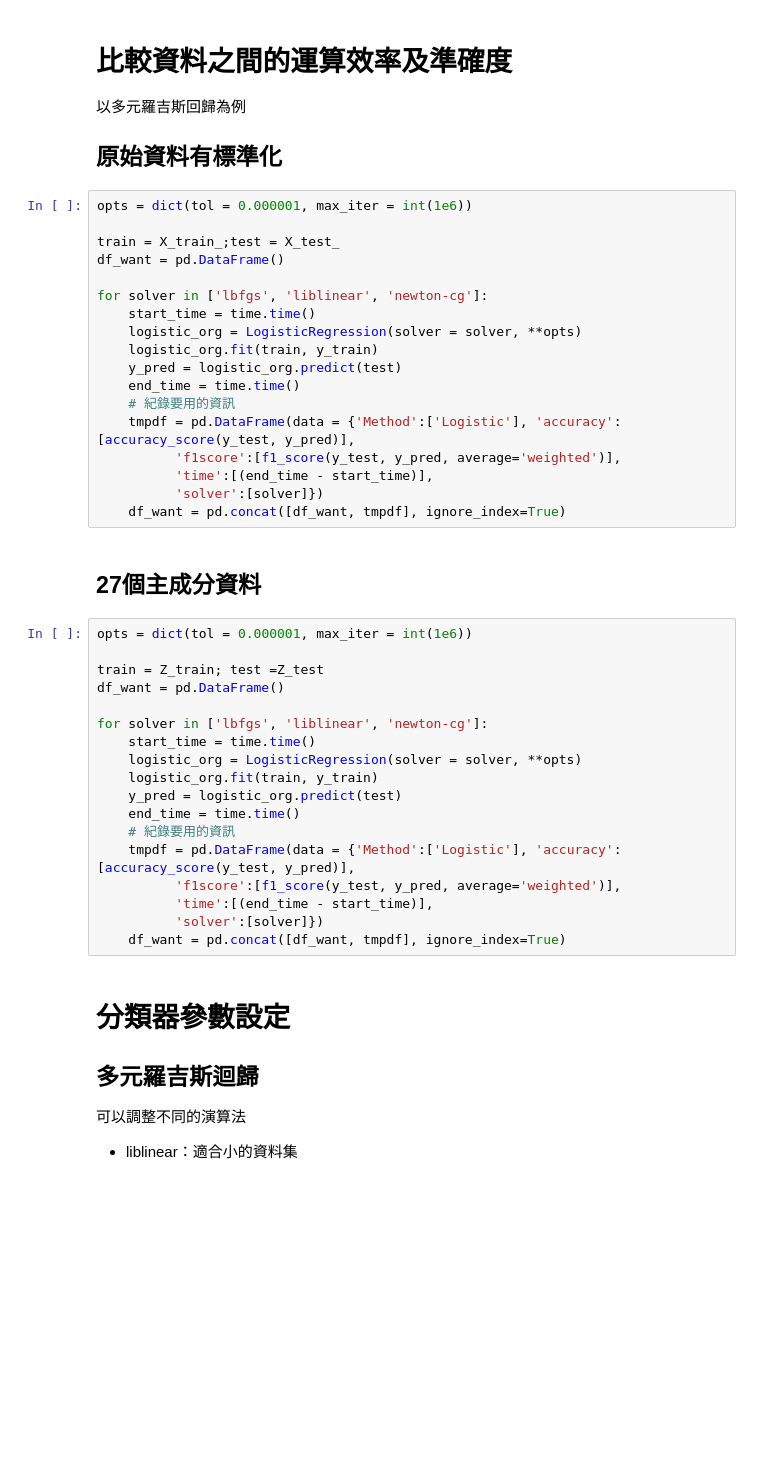
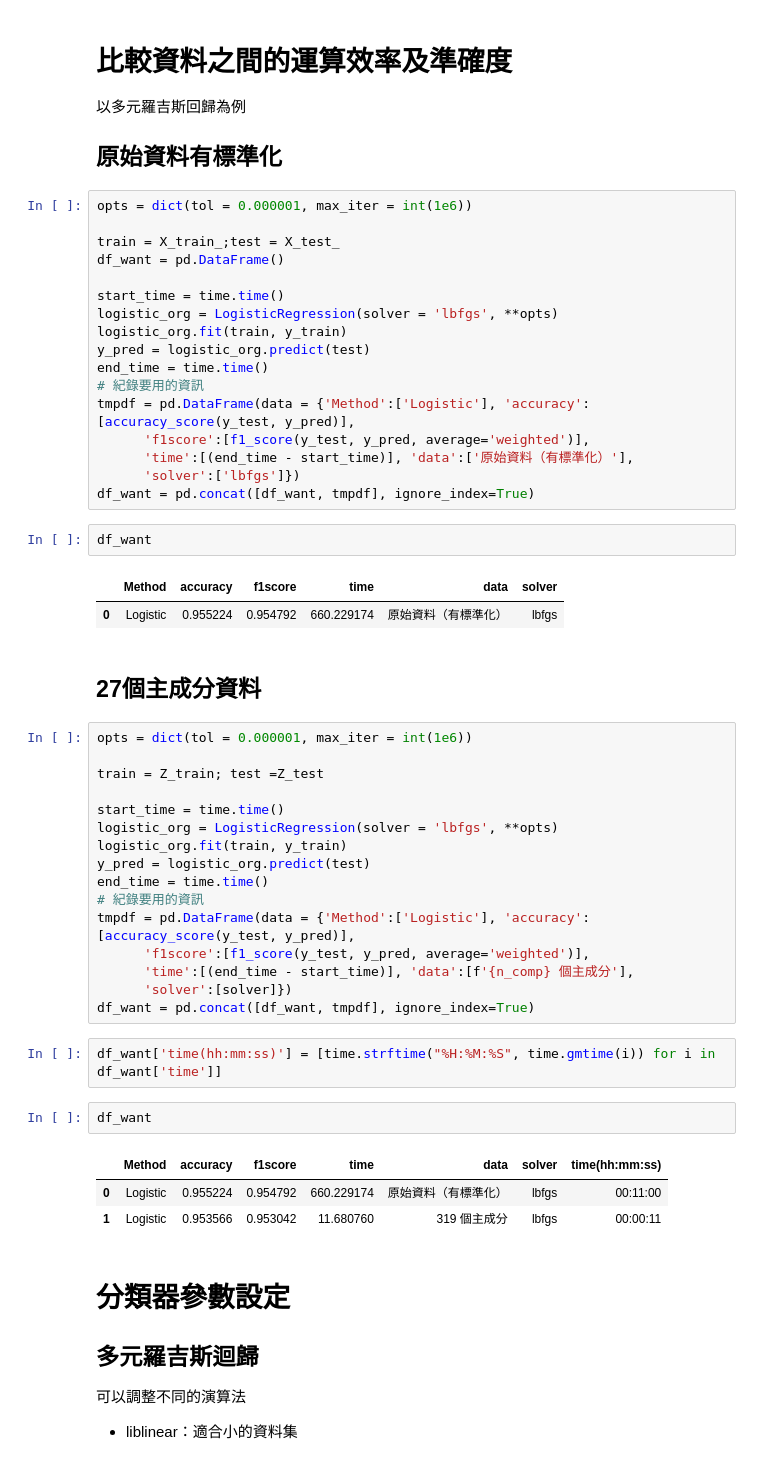
Before and after one commit to amy10202808/1112ShallowMachineLearning, a Jupyter notebook: hw3Classification/hw3_711133117_陳怡升_YaleFace.ipynb, the cells around one changed output. Cells and saved outputs as stored; diff of their text form; blank space fills up the shorter version.

```diff
--- a/hw3Classification/hw3_711133117_陳怡升_YaleFace.ipynb
+++ b/hw3Classification/hw3_711133117_陳怡升_YaleFace.ipynb
@@ -121,38 +122,48 @@ opts = dict(tol = 0.000001, max_iter = int(1e6))
 train = X_train_;test = X_test_
 df_want = pd.DataFrame()
 
-for solver in ['lbfgs', 'liblinear', 'newton-cg']:
-    start_time = time.time()
-    logistic_org = LogisticRegression(solver = solver, **opts)
-    logistic_org.fit(train, y_train)
-    y_pred = logistic_org.predict(test)
-    end_time = time.time()
-    # 紀錄要用的資訊
-    tmpdf = pd.DataFrame(data = {'Method':['Logistic'], 'accuracy':[accuracy_score(y_test, y_pred)],
-          'f1score':[f1_score(y_test, y_pred, average='weighted')],
-          'time':[(end_time - start_time)],
-          'solver':[solver]})
-    df_want = pd.concat([df_want, tmpdf], ignore_index=True)
+start_time = time.time()
+logistic_org = LogisticRegression(solver = 'lbfgs', **opts)
+logistic_org.fit(train, y_train)
+y_pred = logistic_org.predict(test)
+end_time = time.time()
+# 紀錄要用的資訊
+tmpdf = pd.DataFrame(data = {'Method':['Logistic'], 'accuracy':[accuracy_score(y_test, y_pred)],
+      'f1score':[f1_score(y_test, y_pred, average='weighted')],
+      'time':[(end_time - start_time)], 'data':['原始資料（有標準化）'],
+      'solver':['lbfgs']})
+df_want = pd.concat([df_want, tmpdf], ignore_index=True)
+# %%
+df_want
+# %% [output]
+|  | Method | accuracy | f1score | time | data | solver |
+| 0 | Logistic | 0.955224 | 0.954792 | 660.229174 | 原始資料（有標準化） | lbfgs |
 # %% [markdown]
 ## 27個主成分資料
 # %%
 opts = dict(tol = 0.000001, max_iter = int(1e6))
 
 train = Z_train; test =Z_test
-df_want = pd.DataFrame()
 
-for solver in ['lbfgs', 'liblinear', 'newton-cg']:
-    start_time = time.time()
-    logistic_org = LogisticRegression(solver = solver, **opts)
-    logistic_org.fit(train, y_train)
-    y_pred = logistic_org.predict(test)
-    end_time = time.time()
-    # 紀錄要用的資訊
-    tmpdf = pd.DataFrame(data = {'Method':['Logistic'], 'accuracy':[accuracy_score(y_test, y_pred)],
-          'f1score':[f1_score(y_test, y_pred, average='weighted')],
-          'time':[(end_time - start_time)],
-          'solver':[solver]})
-    df_want = pd.concat([df_want, tmpdf], ignore_index=True)
+start_time = time.time()
+logistic_org = LogisticRegression(solver = 'lbfgs', **opts)
+logistic_org.fit(train, y_train)
+y_pred = logistic_org.predict(test)
+end_time = time.time()
+# 紀錄要用的資訊
+tmpdf = pd.DataFrame(data = {'Method':['Logistic'], 'accuracy':[accuracy_score(y_test, y_pred)],
+      'f1score':[f1_score(y_test, y_pred, average='weighted')],
+      'time':[(end_time - start_time)], 'data':[f'{n_comp} 個主成分'],
+      'solver':[solver]})
+df_want = pd.concat([df_want, tmpdf], ignore_index=True)
+# %%
+df_want['time(hh:mm:ss)'] = [time.strftime("%H:%M:%S", time.gmtime(i)) for i in df_want['time']]
+# %%
+df_want
+# %% [output]
+|  | Method | accuracy | f1score | time | data | solver | time(hh:mm:ss) |
+| 0 | Logistic | 0.955224 | 0.954792 | 660.229174 | 原始資料（有標準化） | lbfgs | 00:11:00 |
+| 1 | Logistic | 0.953566 | 0.953042 | 11.680760 | 319 個主成分 | lbfgs | 00:00:11 |
 # %% [markdown]
 # 分類器參數設定
 
```
Also changed, not shown: parts of 6 cells of this notebook.
